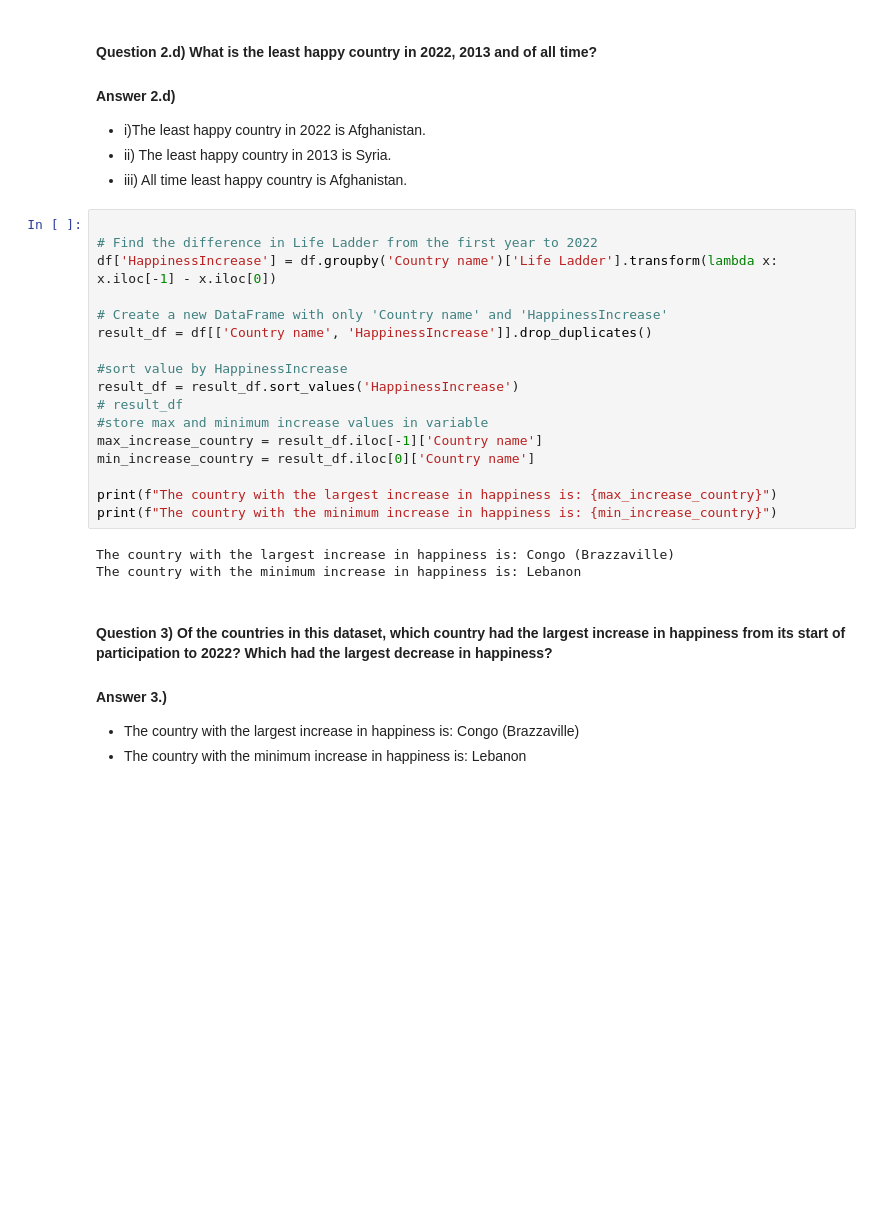
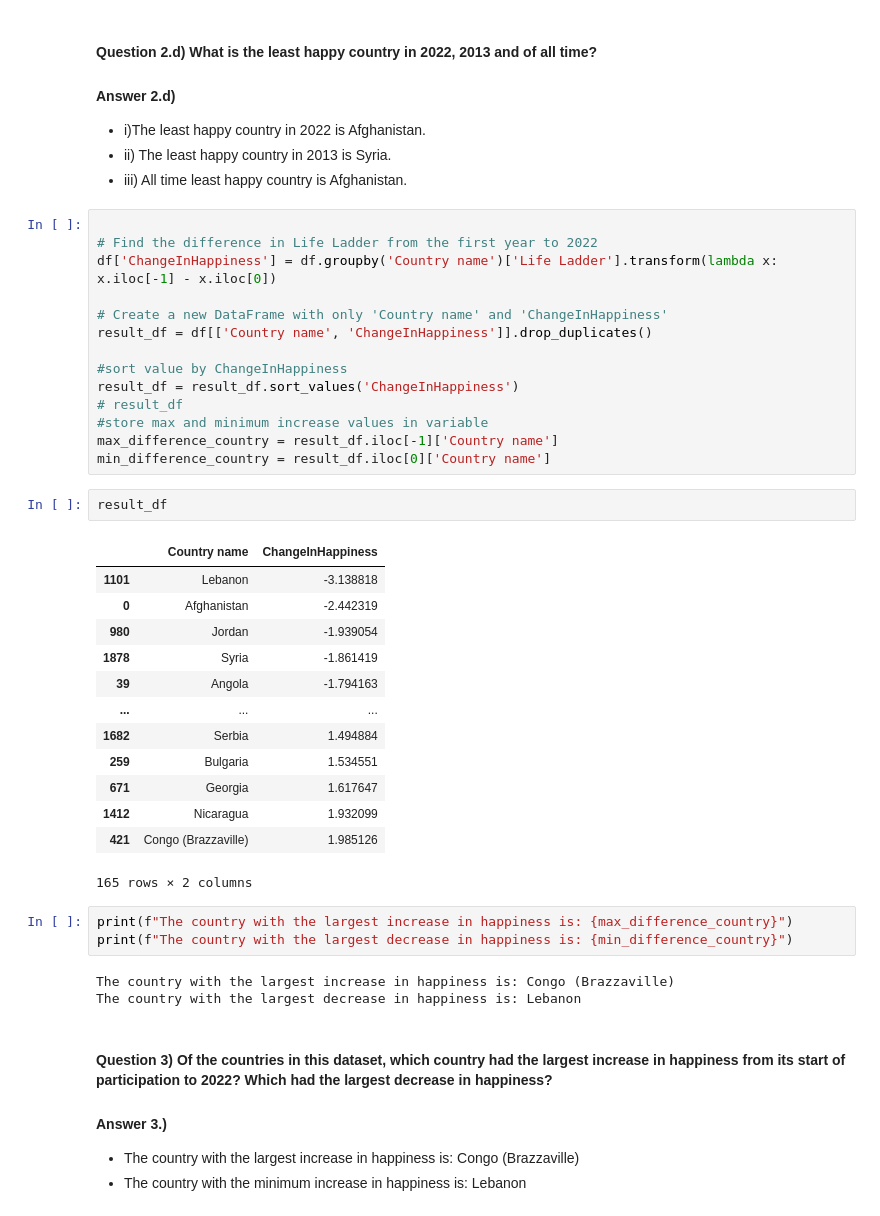
Before and after one commit to USFCA-CS663-Spring2024/happiness-vinay-bojja, a Jupyter notebook: Happiness - Assignment 1 - CS 663 (Machine Learning).ipynb, the cells around one changed output. Drawn from its saved outputs; the diff is of its cells as text; blank space fills up the shorter version.

```diff
--- a/Happiness - Assignment 1 - CS 663 (Machine Learning).ipynb
+++ b/Happiness - Assignment 1 - CS 663 (Machine Learning).ipynb
@@ -417,23 +417,39 @@ All time least happy country is: Afghanistan
 # %%
 
 # Find the difference in Life Ladder from the first year to 2022
-df['HappinessIncrease'] = df.groupby('Country name')['Life Ladder'].transform(lambda x: x.iloc[-1] - x.iloc[0])
+df['ChangeInHappiness'] = df.groupby('Country name')['Life Ladder'].transform(lambda x: x.iloc[-1] - x.iloc[0])
 
-# Create a new DataFrame with only 'Country name' and 'HappinessIncrease'
-result_df = df[['Country name', 'HappinessIncrease']].drop_duplicates()
+# Create a new DataFrame with only 'Country name' and 'ChangeInHappiness'
+result_df = df[['Country name', 'ChangeInHappiness']].drop_duplicates()
 
-#sort value by HappinessIncrease
-result_df = result_df.sort_values('HappinessIncrease')
+#sort value by ChangeInHappiness
+result_df = result_df.sort_values('ChangeInHappiness')
 # result_df
 #store max and minimum increase values in variable
-max_increase_country = result_df.iloc[-1]['Country name']
-min_increase_country = result_df.iloc[0]['Country name']
-
-print(f"The country with the largest increase in happiness is: {max_increase_country}")
-print(f"The country with the minimum increase in happiness is: {min_increase_country}")
+max_difference_country = result_df.iloc[-1]['Country name']
+min_difference_country = result_df.iloc[0]['Country name']
-# %% [output]
-The country with the largest increase in happiness is: Congo (Brazzaville)
-The country with the minimum increase in happiness is: Lebanon
+# %%
+result_df
+# %% [output]
+|  | Country name | ChangeInHappiness |
+| 1101 | Lebanon | -3.138818 |
+| 0 | Afghanistan | -2.442319 |
+| 980 | Jordan | -1.939054 |
+| 1878 | Syria | -1.861419 |
+| 39 | Angola | -1.794163 |
+| ... | ... | ... |
+| 1682 | Serbia | 1.494884 |
+| 259 | Bulgaria | 1.534551 |
+| 671 | Georgia | 1.617647 |
+| 1412 | Nicaragua | 1.932099 |
+| 421 | Congo (Brazzaville) | 1.985126 |
+165 rows × 2 columns
+# %%
+print(f"The country with the largest increase in happiness is: {max_difference_country}")
+print(f"The country with the largest decrease in happiness is: {min_difference_country}")
+# %% [output]
+The country with the largest increase in happiness is: Congo (Brazzaville)
+The country with the largest decrease in happiness is: Lebanon
 # %% [markdown]
 #### Question 3) Of the countries in this dataset, which country had the largest increase in happiness from its start of participation to 2022? Which had the largest decrease in happiness?
 #### Answer 3.)
```
